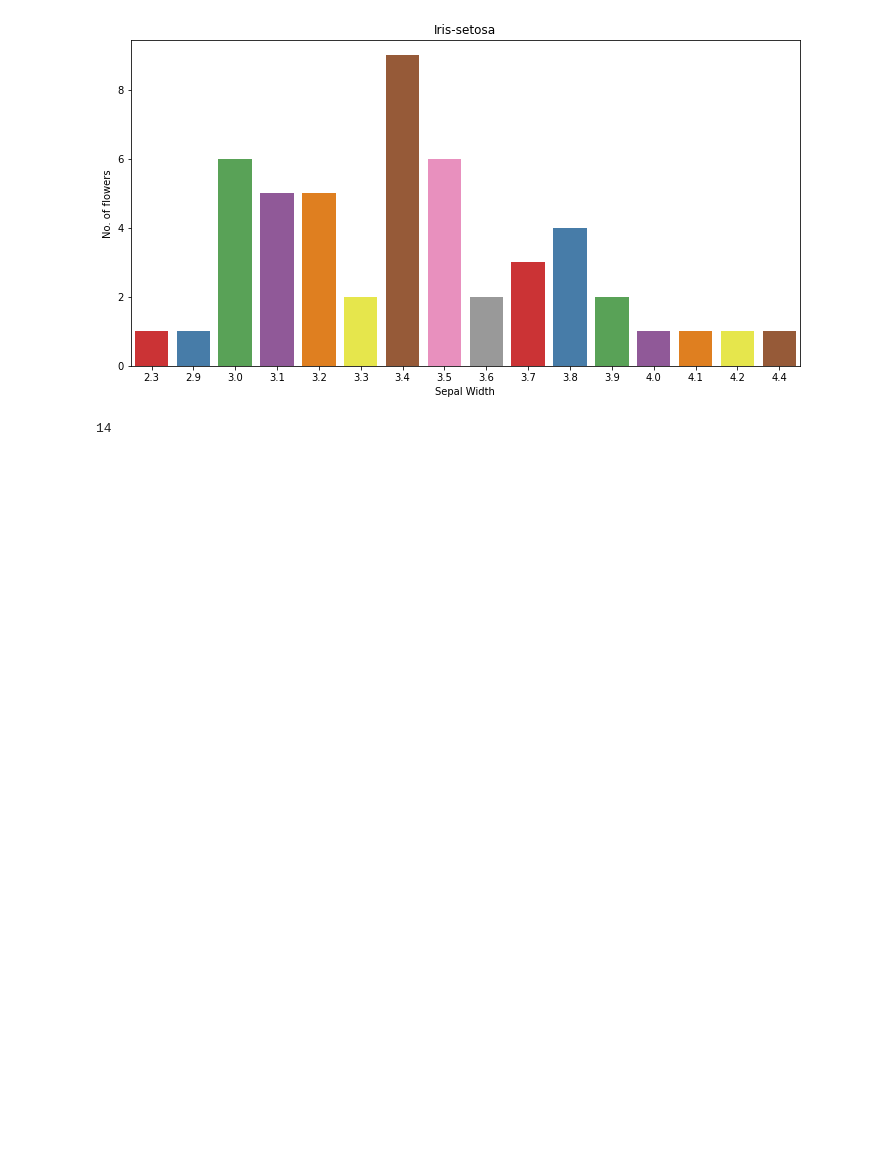
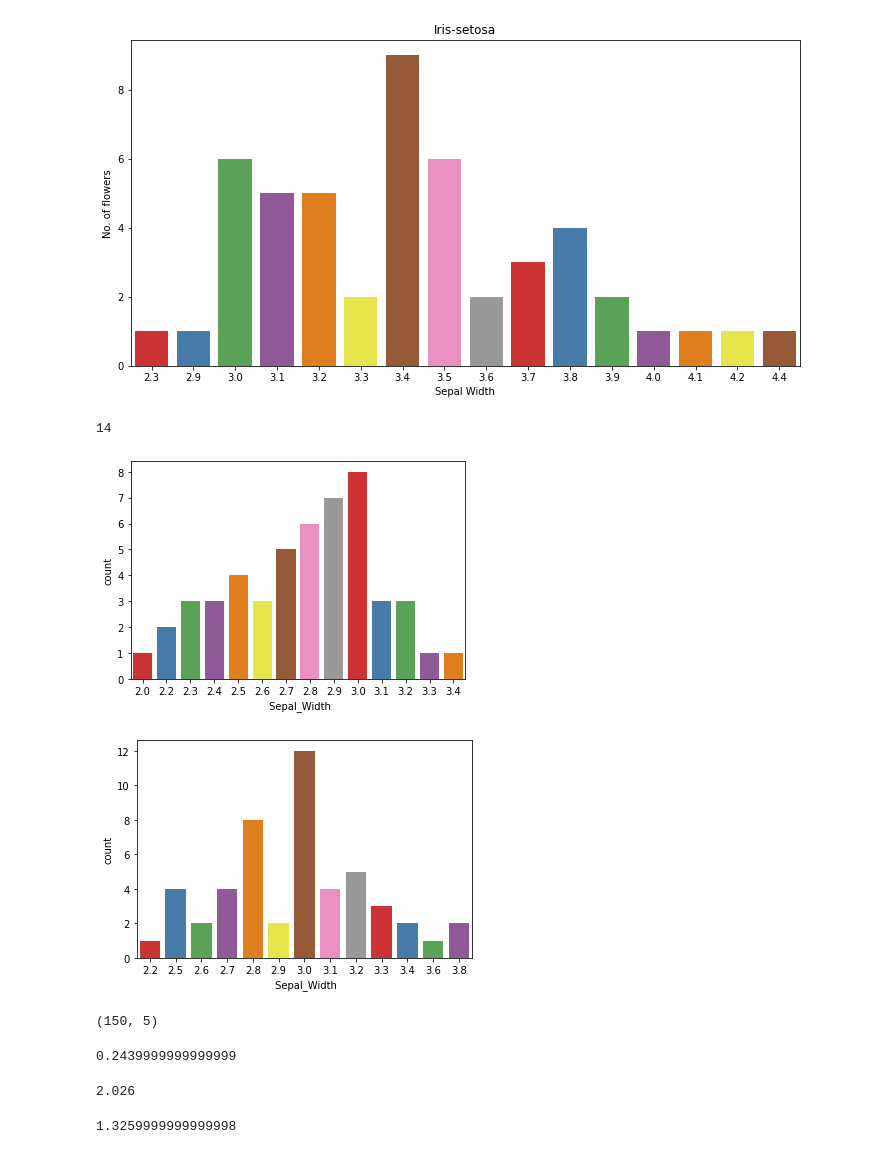
Before and after one commit to Nagaraj-U/5th-Sem-Labs, a Jupyter notebook: Scripting language/B - 9/iris dataset.ipynb, the cells around one changed output. Saved outputs shown, nothing was run; the diff lists cells and outputs as text; code cells hidden in the pictures; blank space fills up the shorter version.

```diff
--- a/Scripting language/B - 9/iris dataset.ipynb
+++ b/Scripting language/B - 9/iris dataset.ipynb
@@ -115,3 +104,16 @@ x = sum([x*x for x in  [1,2,3]])
 x
 # %% [output]
 14
+# %%
+ax = sns.countplot(data=df[df['Class'] == 'Iris-versicolor'],x=' Sepal_Width',palette='Set1')
+plt.show()
+
+ax = sns.countplot(data=df[df['Class'] == 'Iris-virginica'],x=' Sepal_Width',palette='Set1')
+plt.show()
+# %% [output]
+[figure, added]
+[figure, added]
+# %%
+df.shape
+# %% [output]
+(150, 5)
@@ -117,0 +124,12 @@ x
+# %%
+df1_setosa[' Petal_Width'].mean()
+# %% [output]
+0.2439999999999999
+# %%
+df1_verginica[' Petal_Width'].mean()
+# %% [output]
+2.026
+# %%
+df1_versicolor[' Petal_Width'].mean()
+# %% [output]
+1.3259999999999998
```
Also changed, not shown: parts of 4 cells of this notebook.
